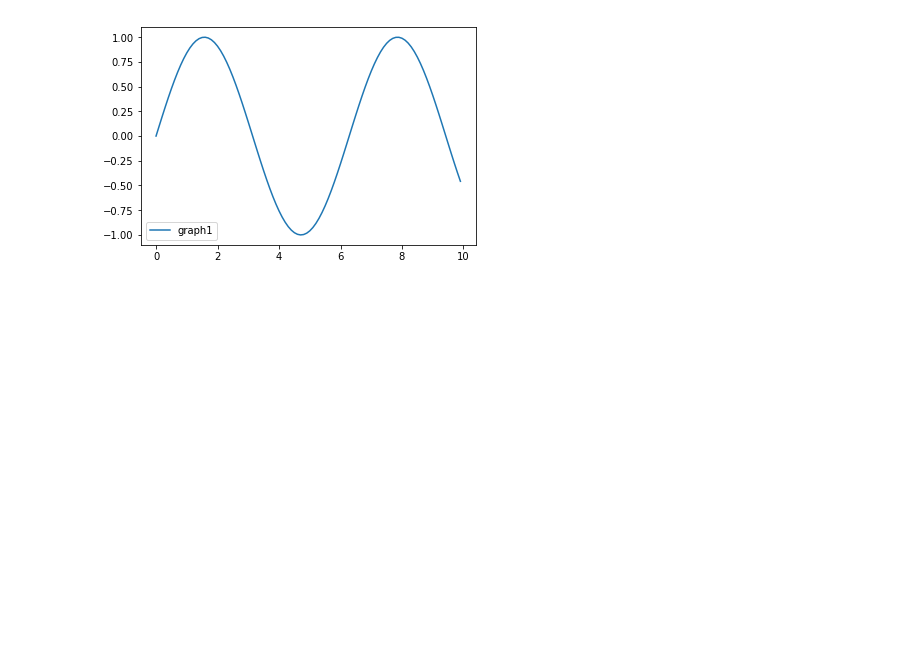
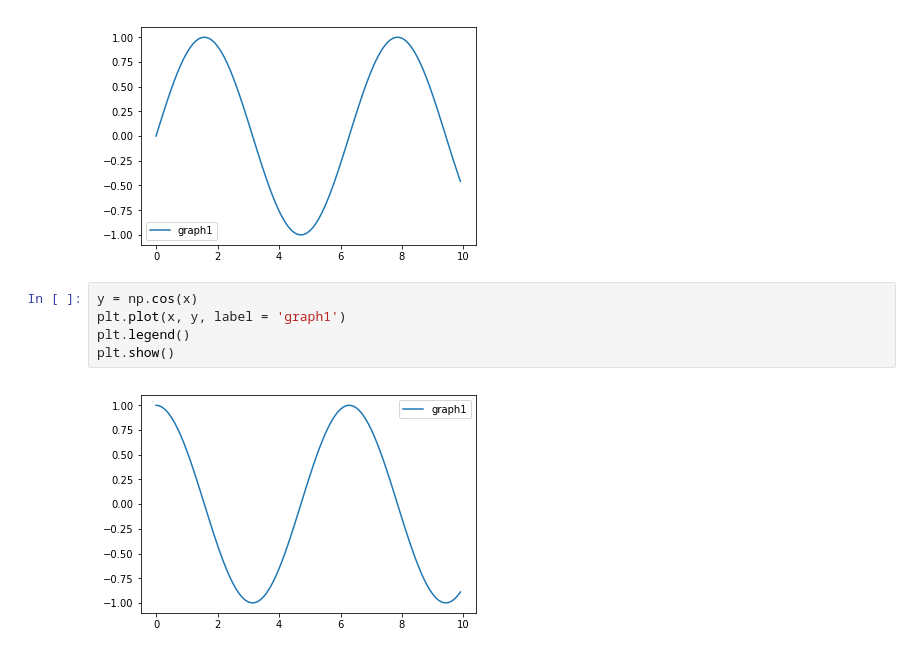
Before and after one commit to robonoriaki/Python_firststep, a Jupyter notebook: chapter9/program9-5.ipynb, the cells around one changed output. Cells and saved outputs as stored; diff of their text form; blank space fills up the shorter version.

Commit message:
Draw cos curve and tan graph

```diff
--- a/chapter9/program9-5.ipynb
+++ b/chapter9/program9-5.ipynb
@@ -28,3 +28,10 @@ plt.legend()
 plt.show()
 # %% [output]
 [figure]
+# %%
+y = np.cos(x)
+plt.plot(x, y, label = 'graph1')
+plt.legend()
+plt.show()
+# %% [output]
+[figure, added]
```
Also changed, not shown: parts of 2 cells of this notebook.
